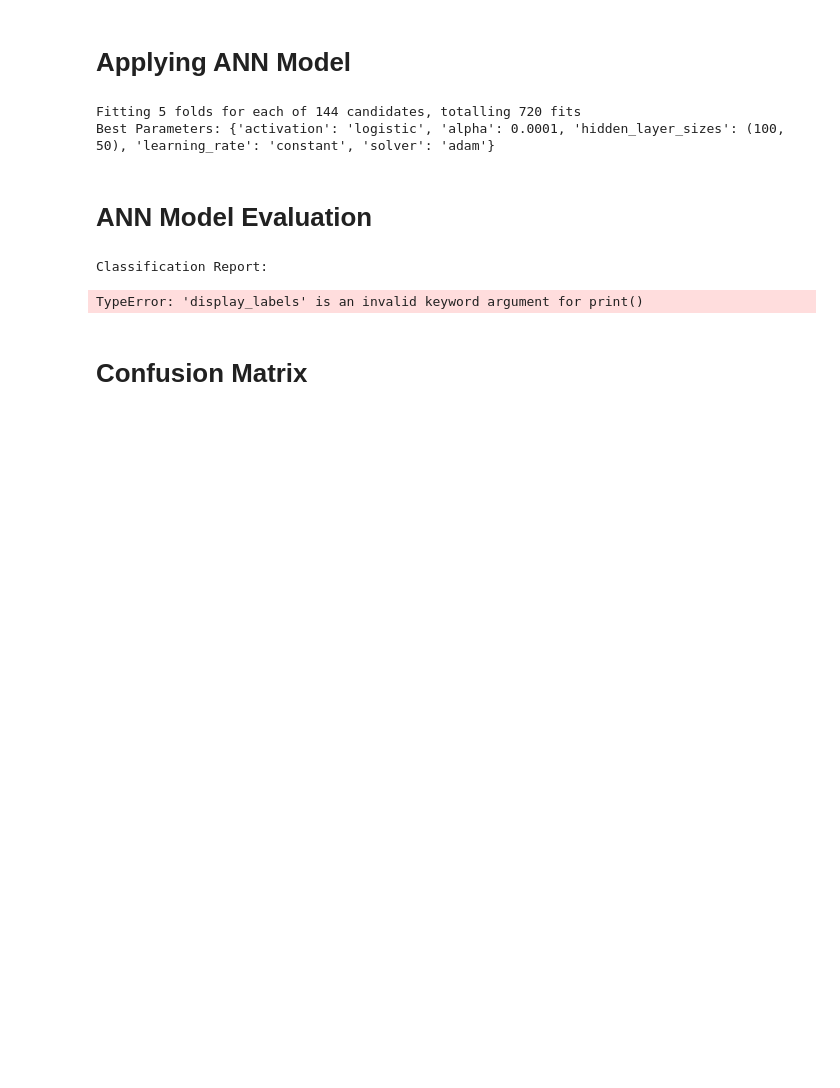
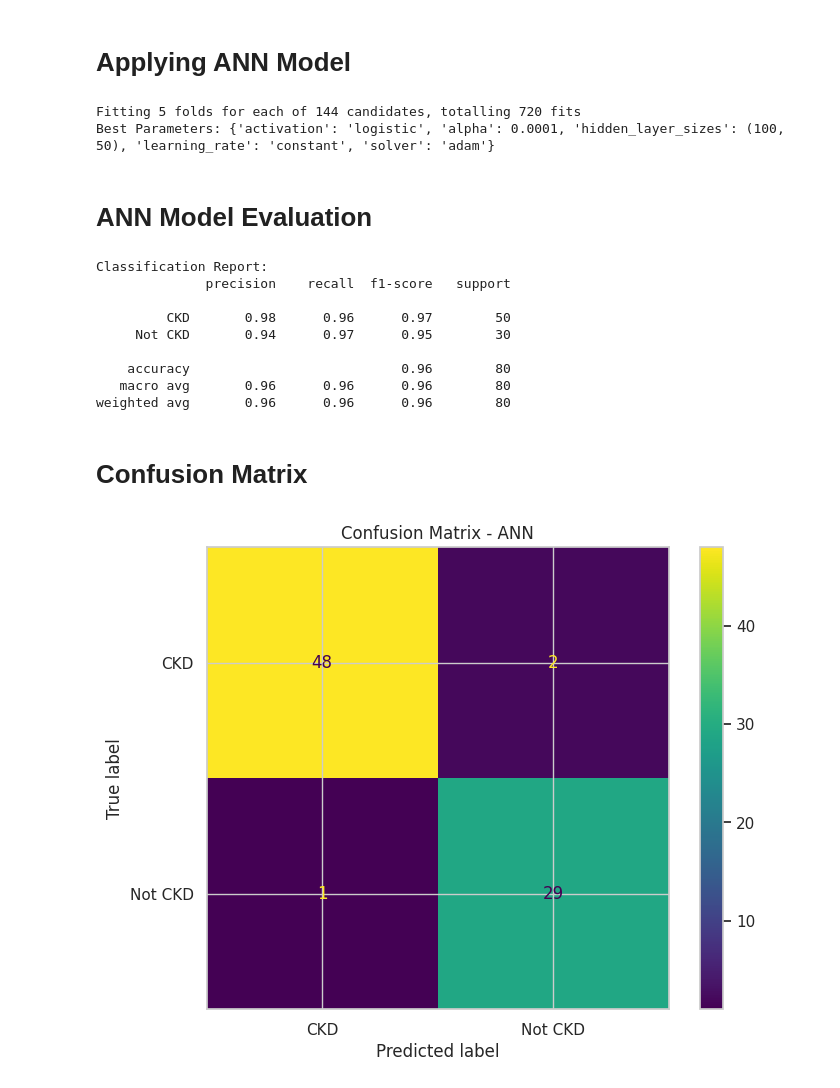
Before and after one commit to Seeratijaz/Final_Project_kidney_diesese_Classification, a Jupyter notebook: CKD_Classification_Using_ML_and_Deep_Learning.ipynb, the cells around one changed output. Saved outputs shown, nothing was run; the diff lists cells and outputs as text; code cells hidden in the pictures; blank space fills up the shorter version.

Commit message:
Corrected Complete Code of CKD Classification.

```diff
--- a/CKD_Classification_Using_ML_and_Deep_Learning.ipynb
+++ b/CKD_Classification_Using_ML_and_Deep_Learning.ipynb
@@ -668,19 +668,28 @@ y_pred = best_mlp.predict(X_test)
 
 # Displaying performance metrics
 print("\nClassification Report:")
-print(classification_report(y_test, y_pred), display_labels=['CKD', 'Not CKD'])
+print(classification_report(y_test, y_pred, target_names =['CKD', 'Not CKD']))
 # %% [output]
 Classification Report:
+              precision    recall  f1-score   support
+
+         CKD       0.98      0.96      0.97        50
+     Not CKD       0.94      0.97      0.95        30
+
+    accuracy                           0.96        80
+   macro avg       0.96      0.96      0.96        80
+weighted avg       0.96      0.96      0.96        80
-TypeError: 'display_labels' is an invalid keyword argument for print()
 # %% [markdown]
 # Confusion Matrix
 # %%
 # Computing confusion matrix
 cm = confusion_matrix(y_test, y_pred)
 
 # Ploting the confusion matrix
 plt.figure(figsize=(8, 6))
-disp = ConfusionMatrixDisplay(confusion_matrix=cm, target_names=['CKD', 'Not CKD'])
+disp = ConfusionMatrixDisplay(confusion_matrix=cm, display_labels=['CKD', 'Not CKD'])
 disp.plot(cmap='viridis', ax=plt.gca())
 plt.title("Confusion Matrix - ANN")
 plt.show()
+# %% [output]
+[figure, added]
```
